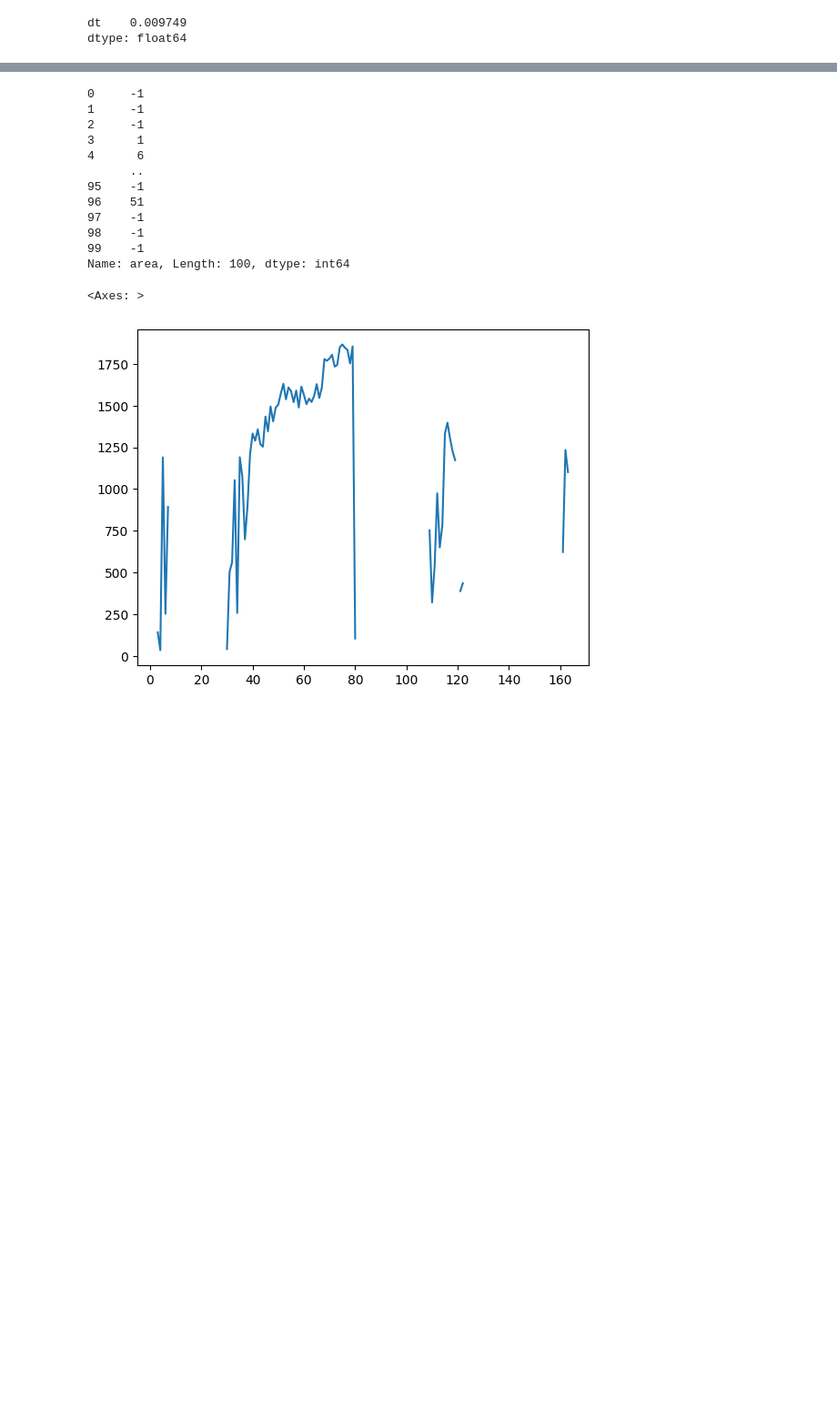
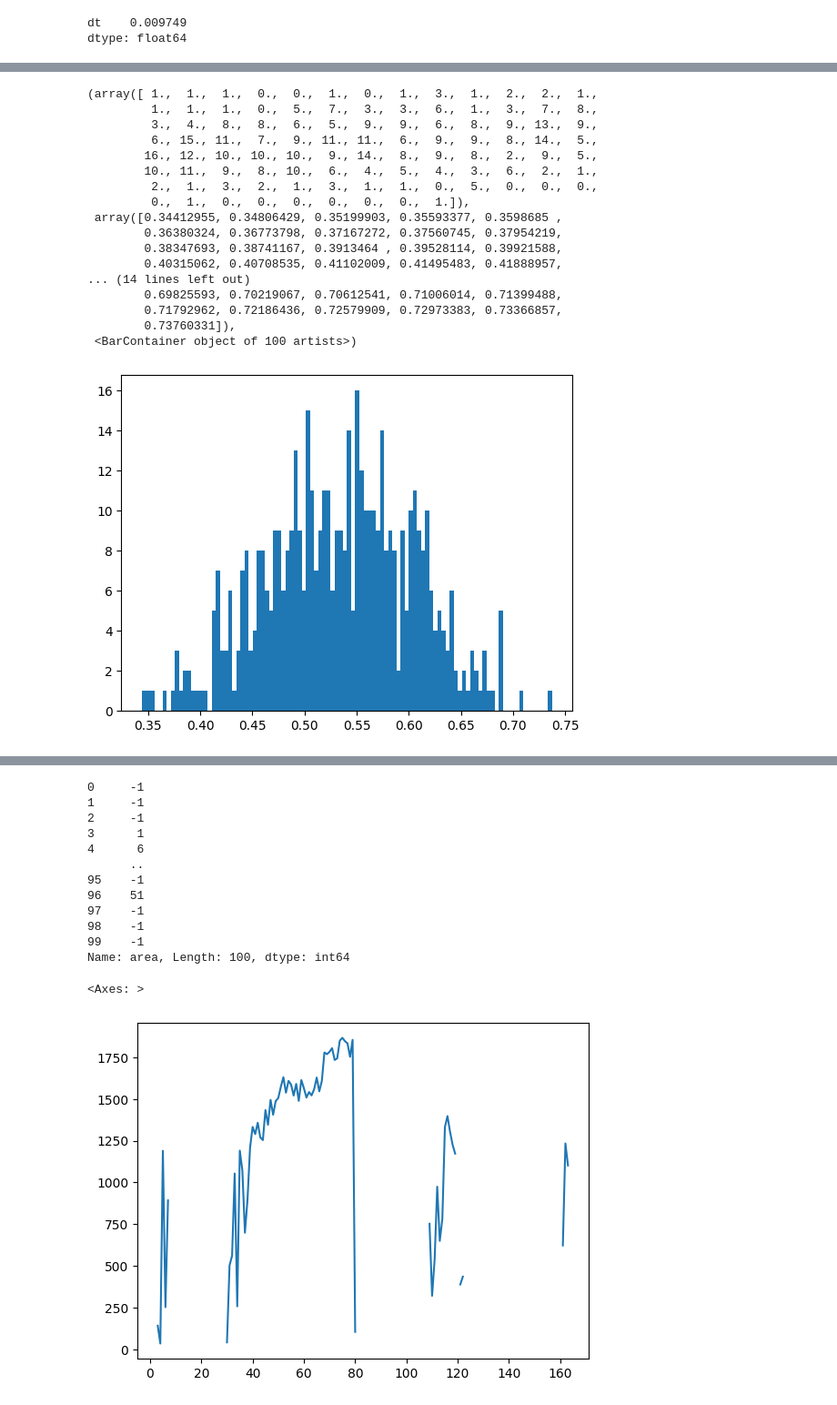
Before and after one commit to tsak1998/pronuclei_extraction, a Jupyter notebook: src/notebooks_pn/euploid_research.ipynb, the cells around one changed output, grey strips where cells are left out. Shown at 91% size. Drawn from its saved outputs; the diff is of its cells as text; code cells hidden in the pictures; blank space fills up the shorter version.

```diff
--- a/src/notebooks_pn/euploid_research.ipynb
+++ b/src/notebooks_pn/euploid_research.ipynb
@@ -884,0 +1857,2 @@ SignificanceResult(statistic=np.float64(-0.19592356101624636), pvalue=np.float64
+# %%
+merged_df['y'] = merged_df['Class_Grade']> 0
@@ -1101,0 +2365,26 @@ for train_idx, test_idx in folds.split(X,y):
+# %%
+import numpy as np
+import pandas as pd
+from sklearn.model_selection import StratifiedKFold
+from sklearn.metrics import roc_auc_score
+from lightgbm import LGBMClassifier
+import pymc as pm
+import arviz as az
+
+group = features_df['embryo_code']
+# 1. Collect AUCs via 5‐fold stratified CV (repeat N times if desired)
+aucs = []
+n_repeats = 1000  # you can adjust this
+for _ in range(n_repeats):
+    folds = StratifiedGroupKFold(5, shuffle=True, random_state=np.random.randint(1, 1_000_000))
+    for train_idx, test_idx in folds.split(X, y, group):
+        X_train, X_test = X[train_idx], X[test_idx]
+        y_train, y_test = y[train_idx], y[test_idx]
+
+        test_group = group.iloc[test_idx]
+        clf = LGBMClassifier(verbose=-1)
+        clf.fit(X_train, y_train)
+        probas = clf.predict_proba(X_test)[:, 1]
+        aucs.append(roc_auc_score(y_test, probas))
+
+aucs = np.array(aucs)
@@ -1101,0 +2430,21 @@ for train_idx, test_idx in folds.split(X,y):
+# %%
+plt.hist(aucs,bins=100)
+# %% [output]
+(array([ 1.,  1.,  1.,  0.,  0.,  1.,  0.,  1.,  3.,  1.,  2.,  2.,  1.,
+         1.,  1.,  1.,  0.,  5.,  7.,  3.,  3.,  6.,  1.,  3.,  7.,  8.,
+         3.,  4.,  8.,  8.,  6.,  5.,  9.,  9.,  6.,  8.,  9., 13.,  9.,
+         6., 15., 11.,  7.,  9., 11., 11.,  6.,  9.,  9.,  8., 14.,  5.,
+        16., 12., 10., 10., 10.,  9., 14.,  8.,  9.,  8.,  2.,  9.,  5.,
+        10., 11.,  9.,  8., 10.,  6.,  4.,  5.,  4.,  3.,  6.,  2.,  1.,
+         2.,  1.,  3.,  2.,  1.,  3.,  1.,  1.,  0.,  5.,  0.,  0.,  0.,
+         0.,  1.,  0.,  0.,  0.,  0.,  0.,  0.,  1.]),
+ array([0.34412955, 0.34806429, 0.35199903, 0.35593377, 0.3598685 ,
+        0.36380324, 0.36773798, 0.37167272, 0.37560745, 0.37954219,
+        0.38347693, 0.38741167, 0.3913464 , 0.39528114, 0.39921588,
+        0.40315062, 0.40708535, 0.41102009, 0.41495483, 0.41888957,
+... (14 lines left out)
+        0.69825593, 0.70219067, 0.70612541, 0.71006014, 0.71399488,
+        0.71792962, 0.72186436, 0.72579909, 0.72973383, 0.73366857,
+        0.73760331]),
+ <BarContainer object of 100 artists>)
+[figure, added]
```
Also changed, not shown: parts of 79 cells of this notebook, 3 other files.
